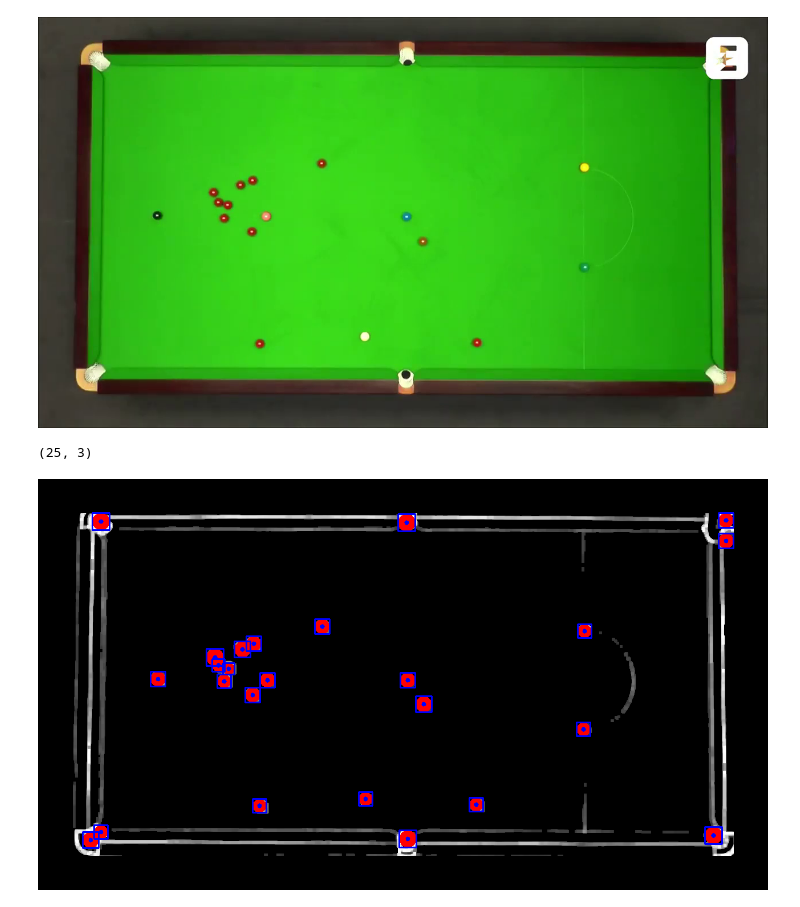
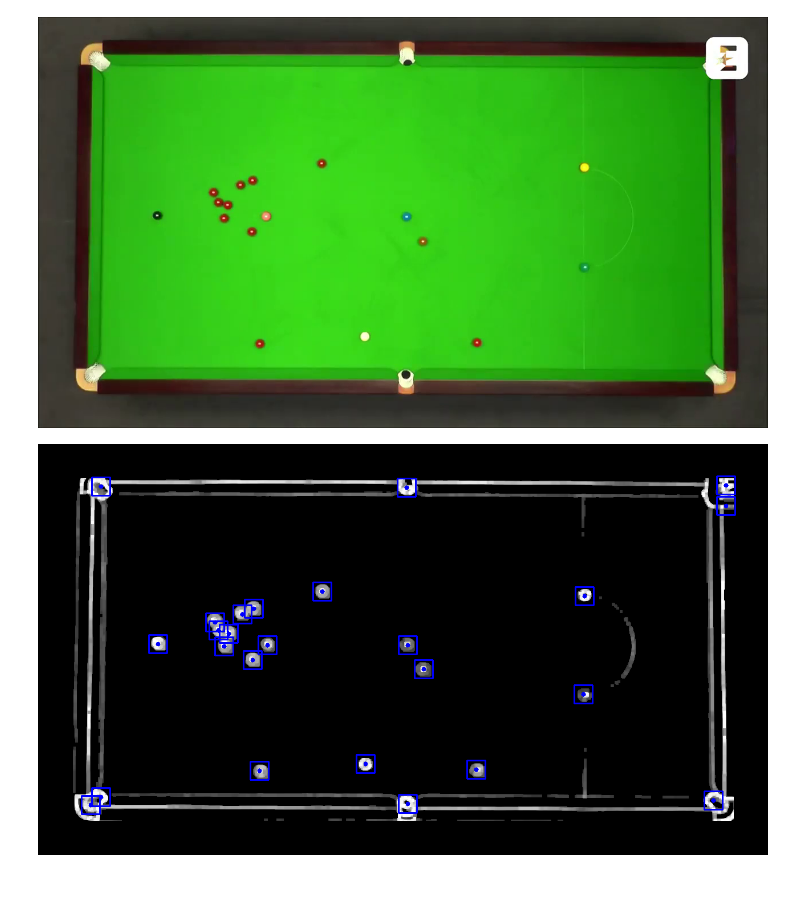
Before and after one commit to Mimikkk/study-master-2023-wk, a Jupyter notebook: project-2-image-description/notebook.ipynb, the cells around one changed output. Cells and saved outputs as stored; diff of their text form; code cells hidden in the pictures.

Commit message:
draw detection boxes

```diff
--- a/project-2-image-description/notebook.ipynb
+++ b/project-2-image-description/notebook.ipynb
@@ -216,35 +216,33 @@ def find_discs(image: NDArray[i8]) -> NDArray[tuple[int, int, int]]:
   return np.uint16(np.around(coordinates))[0]
 
 
 def draw_discs(image: NDArray[i8], coordinates: Iterable[tuple[int, int, int]]) -> NDArray[i8]:
   image = image.copy()
   for (x, y, z) in coordinates:
     cv2.circle(image, (x, y), z, (0, 0, 255), -1)
   return image
 
 
 def draw_points(image: NDArray[i8], coordinates: Iterable[tuple[int, int, int]]) -> NDArray[i8]:
   image = image.copy()
   for (x, y, _) in coordinates:
     cv2.circle(image, (x, y), 4, (255, 0, 0), -1)
   return image
 
 
 def draw_boxes(image: NDArray[i8], coordinates: Iterable[tuple[int, int, int]]) -> NDArray[i8]:
   image = image.copy()
   for (x, y, z) in coordinates:
-    cv2.rectangle(image, (x - z, y - z), (x + z, y + z), (255, 0, 0), 2)
+    cv2.rectangle(image, (x - 16, y - 16), (x + 16, y + 16), (255, 0, 0), 2)
   return image
 
 
 magnified = magnify_objects(image)
 grayscale = cv2.cvtColor(image, cv2.COLOR_BGR2GRAY)
 
 cimg = cv2.cvtColor(magnified, cv2.COLOR_GRAY2BGR)
 coordinates = find_discs(magnified)
-print(coordinates.shape)
-circled_image = draw_boxes(draw_points(draw_discs(cimg, coordinates), coordinates), coordinates)
+circled_image = draw_boxes(draw_points(cimg, coordinates), coordinates)
 imshow(circled_image)
 # %% [output]
-(25, 3)
-[figure, old version]
+[figure, new version]
```
